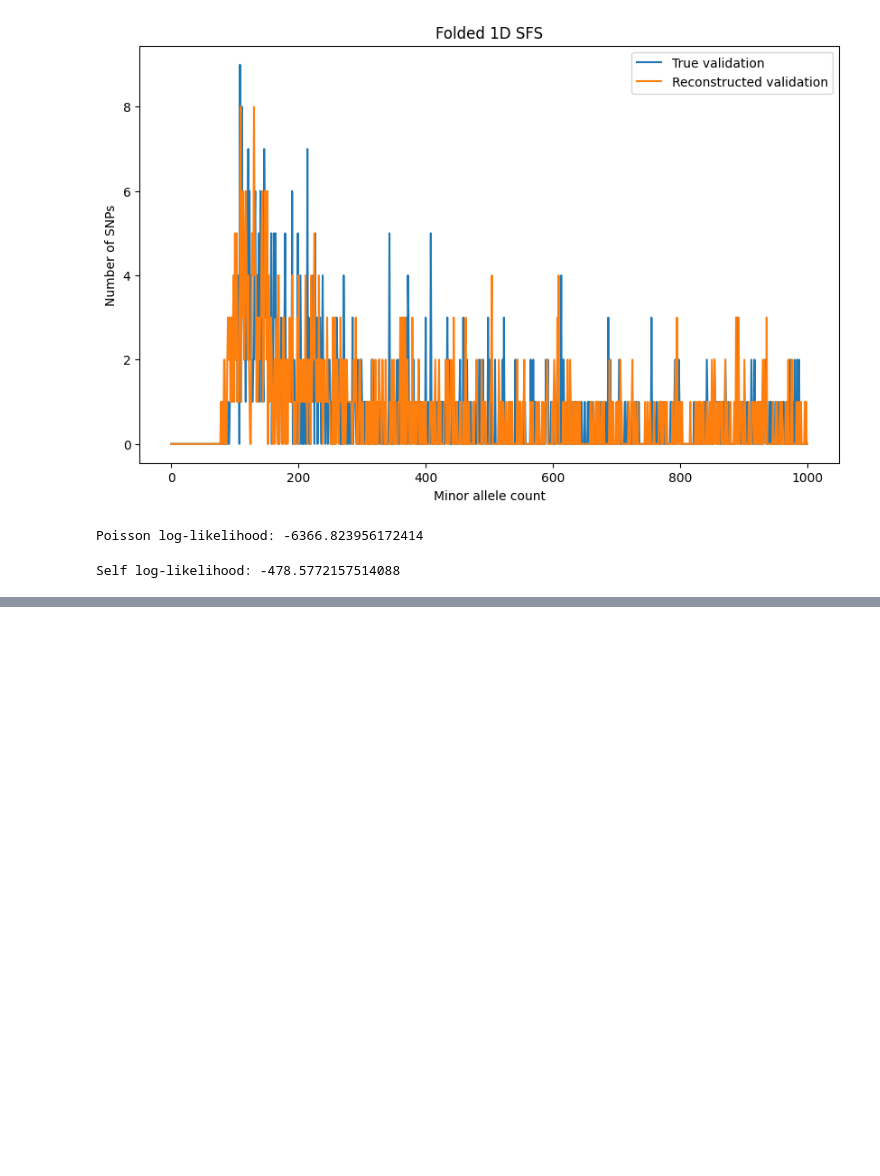
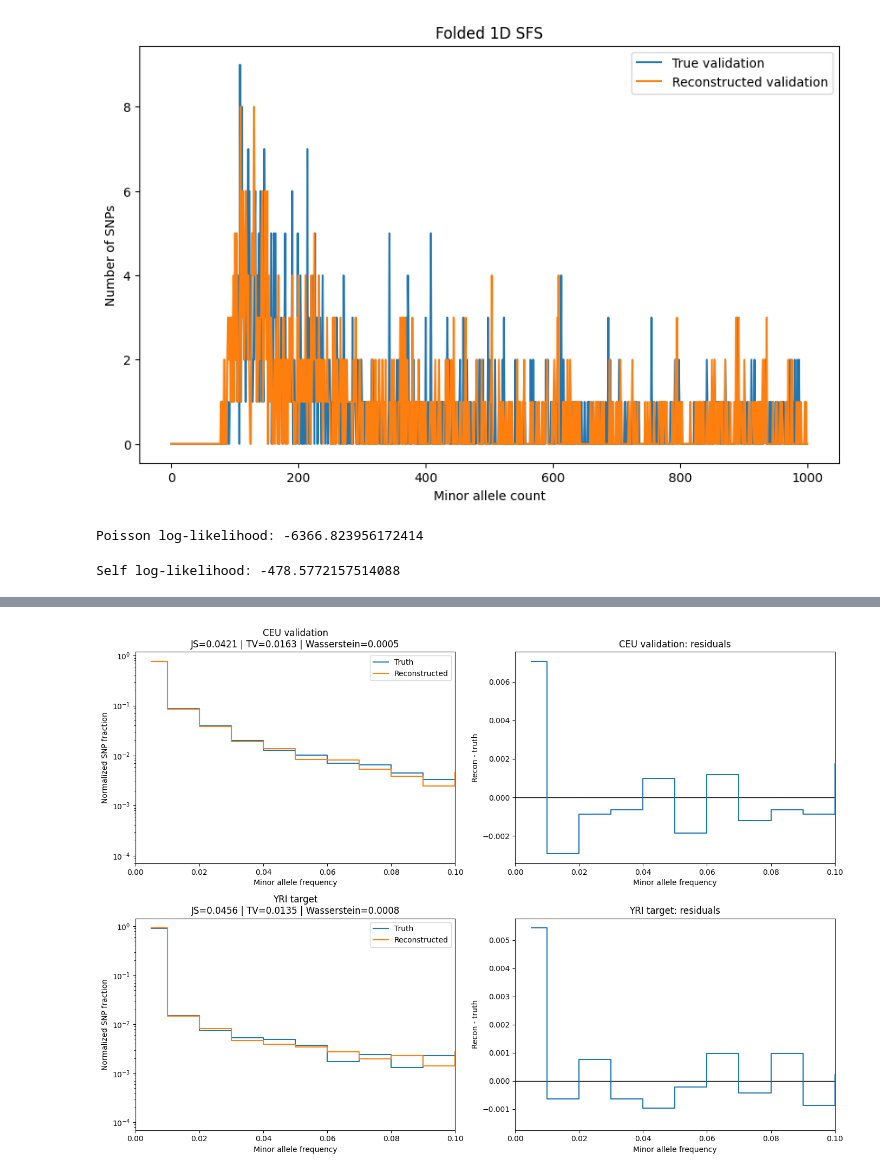
Before and after one commit to ak1376/XPopVAE, a Jupyter notebook: notebooks/inspecting_VAE_output.ipynb, the cells around one changed output, grey strips where cells are left out. Saved outputs shown, nothing was run; the diff lists cells and outputs as text; code cells hidden in the pictures; blank space fills up the shorter version.

```diff
--- a/notebooks/inspecting_VAE_output.ipynb
+++ b/notebooks/inspecting_VAE_output.ipynb
@@ -998,0 +1201,98 @@ plt.show()
+# %%
+import numpy as np
+import matplotlib.pyplot as plt
+from scipy.spatial.distance import jensenshannon
+from scipy.stats import wasserstein_distance
+
+
+def folded_maf_per_snp(G: np.ndarray) -> np.ndarray:
+    n = G.shape[0]
+    n_chrom = 2 * n
+    allele_counts = G.sum(axis=0)
+    minor_counts = np.minimum(allele_counts, n_chrom - allele_counts)
+    return minor_counts / n_chrom
+
+
+def maf_histogram(G: np.ndarray, bins: np.ndarray):
+    maf = folded_maf_per_snp(G)
+    hist, edges = np.histogram(maf, bins=bins)
+    centers = 0.5 * (edges[:-1] + edges[1:])
+    return centers, hist
+
+
+def normalize_hist(hist: np.ndarray, eps: float = 1e-12) -> np.ndarray:
+    hist = hist.astype(float)
+    return (hist + eps) / (hist.sum() + eps * len(hist))
+
+
+def compare_histograms(hist_true: np.ndarray, hist_recon: np.ndarray, centers: np.ndarray):
+    p = normalize_hist(hist_true)
+    q = normalize_hist(hist_recon)
+
+    js = jensenshannon(p, q, base=2.0)
+    l1 = np.sum(np.abs(p - q))
+    tv = 0.5 * l1
+    wass = wasserstein_distance(centers, centers, u_weights=p, v_weights=q)
+
+    return p, q, {
+        "js_distance": js,
+        "tv": tv,
+        "wasserstein": wass,
+    }
+
+
+def plot_maf_comparison(ax_main, ax_resid, G_true, G_recon, bins, title, zoom_max_maf=0.10):
+    centers, hist_true = maf_histogram(G_true, bins)
+    _, hist_recon = maf_histogram(G_recon, bins)
+
+    p, q, metrics = compare_histograms(hist_true, hist_recon, centers)
+    resid = q - p
+
+    # main panel
+    ax_main.step(centers, p, where="mid", label="Truth")
+    ax_main.step(centers, q, where="mid", label="Reconstructed")
+    ax_main.set_yscale("log")
+    ax_main.set_xlim(0, zoom_max_maf)
+    ax_main.set_xlabel("Minor allele frequency")
+    ax_main.set_ylabel("Normalized SNP fraction")
+    ax_main.set_title(
+        f"{title}\nJS={metrics['js_distance']:.4f} | "
+        f"TV={metrics['tv']:.4f} | "
+        f"Wasserstein={metrics['wasserstein']:.4f}"
+    )
+    ax_main.legend()
+
+    # residual panel
+    ax_resid.axhline(0, color="black", linewidth=1)
+    ax_resid.step(centers, resid, where="mid")
+    ax_resid.set_xlim(0, zoom_max_maf)
+    ax_resid.set_xlabel("Minor allele frequency")
+    ax_resid.set_ylabel("Recon - truth")
+    ax_resid.set_title(f"{title}: residuals")
+
+
+# Example usage:
+bins = np.linspace(0.0, 0.5, 51)
+
+fig, axes = plt.subplots(2, 2, figsize=(14, 10))
+
+plot_maf_comparison(
+    axes[0, 0], axes[0, 1],
+    G_ceu_val, G_ceu_val_recon,
+    bins,
+    title="CEU validation",
+    zoom_max_maf=0.10,
+)
+
+plot_maf_comparison(
+    axes[1, 0], axes[1, 1],
+    G_yri_target, G_yri_target_recon,
+    bins,
+    title="YRI target",
+    zoom_max_maf=0.10,
+)
+
+plt.tight_layout()
+plt.show()
+# %% [output]
+[figure, added]
```
Also changed, not shown: parts of 4 cells of this notebook, 1 other file.
